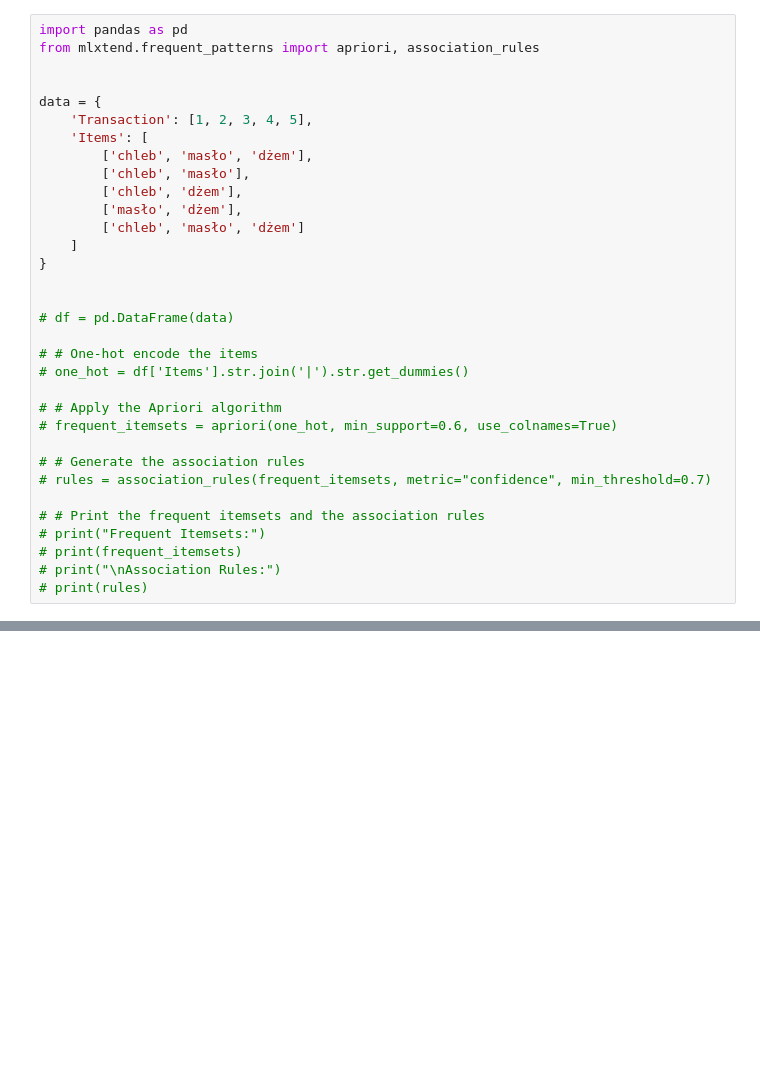
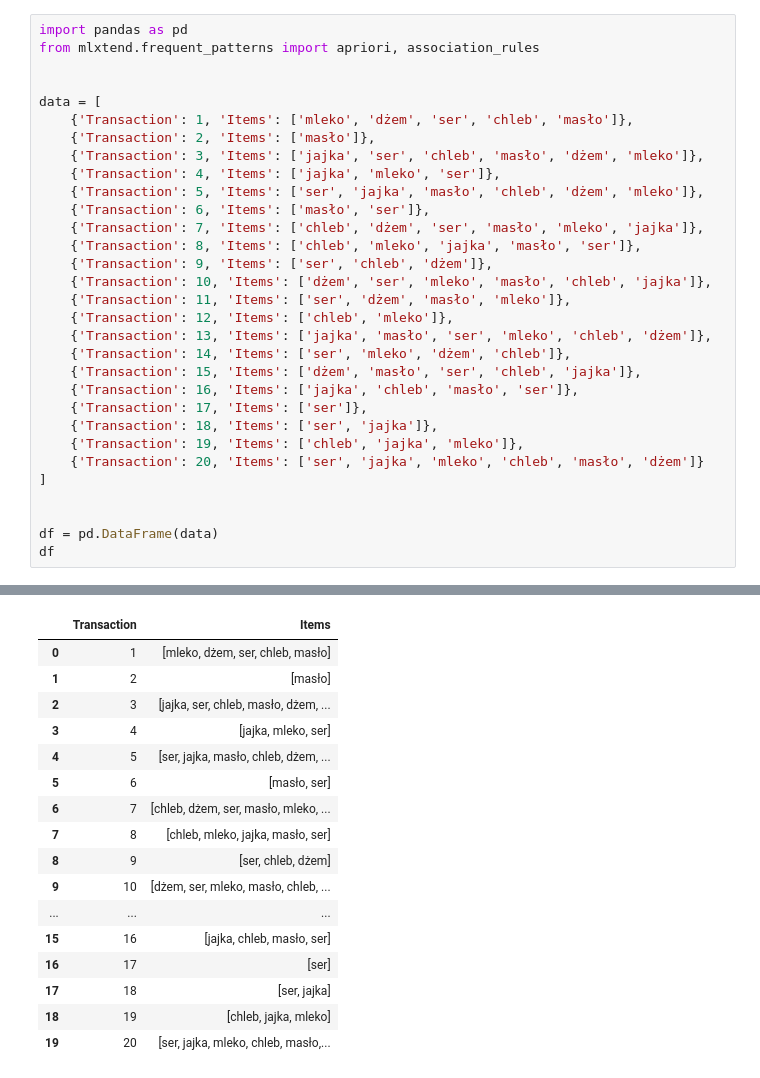
Before and after one commit to November7/AI4Youth, a Jupyter notebook: Spotkanie 3 [27.06.2025]/Modele ML/Metoda apriori.ipynb, the cells around one changed output, grey strips where cells are left out. Saved outputs shown, nothing was run; the diff lists cells and outputs as text; blank space fills up the shorter version.

```diff
--- a/Spotkanie 3 [27.06.2025]/Modele ML/Metoda apriori.ipynb
+++ b/Spotkanie 3 [27.06.2025]/Modele ML/Metoda apriori.ipynb
@@ -3,32 +3,30 @@ import pandas as pd
 from mlxtend.frequent_patterns import apriori, association_rules
 
 
-data = {
-    'Transaction': [1, 2, 3, 4, 5],
-    'Items': [
-        ['chleb', 'masło', 'dżem'],
-        ['chleb', 'masło'],
-        ['chleb', 'dżem'],
-        ['masło', 'dżem'],
-        ['chleb', 'masło', 'dżem']
-    ]
-}
+data = [
+    {'Transaction': 1, 'Items': ['mleko', 'dżem', 'ser', 'chleb', 'masło']},
+    {'Transaction': 2, 'Items': ['masło']},
+    {'Transaction': 3, 'Items': ['jajka', 'ser', 'chleb', 'masło', 'dżem', 'mleko']},
+    {'Transaction': 4, 'Items': ['jajka', 'mleko', 'ser']},
+    {'Transaction': 5, 'Items': ['ser', 'jajka', 'masło', 'chleb', 'dżem', 'mleko']},
+    {'Transaction': 6, 'Items': ['masło', 'ser']},
+    {'Transaction': 7, 'Items': ['chleb', 'dżem', 'ser', 'masło', 'mleko', 'jajka']},
+    {'Transaction': 8, 'Items': ['chleb', 'mleko', 'jajka', 'masło', 'ser']},
+    {'Transaction': 9, 'Items': ['ser', 'chleb', 'dżem']},
+    {'Transaction': 10, 'Items': ['dżem', 'ser', 'mleko', 'masło', 'chleb', 'jajka']},
+    {'Transaction': 11, 'Items': ['ser', 'dżem', 'masło', 'mleko']},
+    {'Transaction': 12, 'Items': ['chleb', 'mleko']},
+    {'Transaction': 13, 'Items': ['jajka', 'masło', 'ser', 'mleko', 'chleb', 'dżem']},
+    {'Transaction': 14, 'Items': ['ser', 'mleko', 'dżem', 'chleb']},
+    {'Transaction': 15, 'Items': ['dżem', 'masło', 'ser', 'chleb', 'jajka']},
+    {'Transaction': 16, 'Items': ['jajka', 'chleb', 'masło', 'ser']},
+    {'Transaction': 17, 'Items': ['ser']},
+    {'Transaction': 18, 'Items': ['ser', 'jajka']},
+    {'Transaction': 19, 'Items': ['chleb', 'jajka', 'mleko']},
+    {'Transaction': 20, 'Items': ['ser', 'jajka', 'mleko', 'chleb', 'masło', 'dżem']}
+]
 
 
-# df = pd.DataFrame(data)
-
-# # One-hot encode the items
-# one_hot = df['Items'].str.join('|').str.get_dummies()
-
-# # Apply the Apriori algorithm
-# frequent_itemsets = apriori(one_hot, min_support=0.6, use_colnames=True)
-
-# # Generate the association rules
-# rules = association_rules(frequent_itemsets, metric="confidence", min_threshold=0.7)
-
-# # Print the frequent itemsets and the association rules
-# print("Frequent Itemsets:")
-# print(frequent_itemsets)
-# print("\nAssociation Rules:")
-# print(rules)
+df = pd.DataFrame(data)
+df
 # %% [output]
@@ -51,0 +33,17 @@ Association Rules:
+|  | Transaction | Items |
+| 0 | 1 | [mleko, dżem, ser, chleb, masło] |
+| 1 | 2 | [masło] |
+| 2 | 3 | [jajka, ser, chleb, masło, dżem, ... |
+| 3 | 4 | [jajka, mleko, ser] |
+| 4 | 5 | [ser, jajka, masło, chleb, dżem, ... |
+| 5 | 6 | [masło, ser] |
+| 6 | 7 | [chleb, dżem, ser, masło, mleko, ... |
+| 7 | 8 | [chleb, mleko, jajka, masło, ser] |
+| 8 | 9 | [ser, chleb, dżem] |
+| 9 | 10 | [dżem, ser, mleko, masło, chleb, ... |
+| ... | ... | ... |
+| 15 | 16 | [jajka, chleb, masło, ser] |
+| 16 | 17 | [ser] |
+| 17 | 18 | [ser, jajka] |
+| 18 | 19 | [chleb, jajka, mleko] |
+| 19 | 20 | [ser, jajka, mleko, chleb, masło,... |
```
Also changed, not shown: parts of 3 cells of this notebook, 3 other files.
